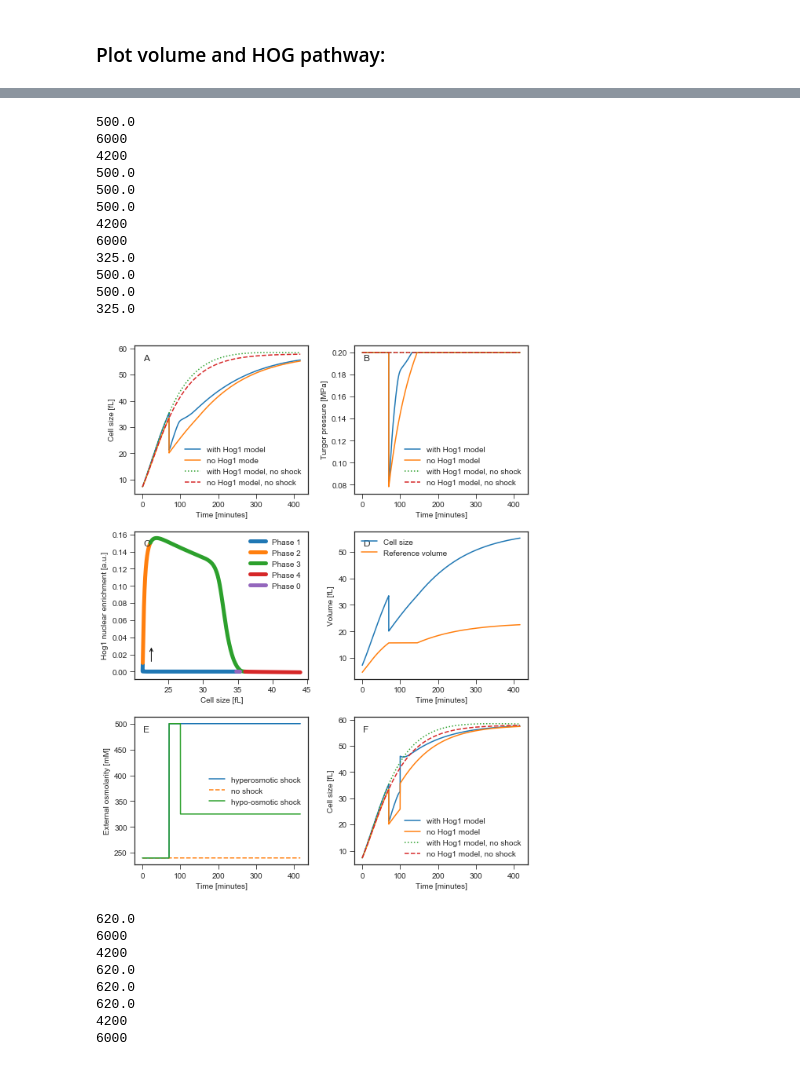
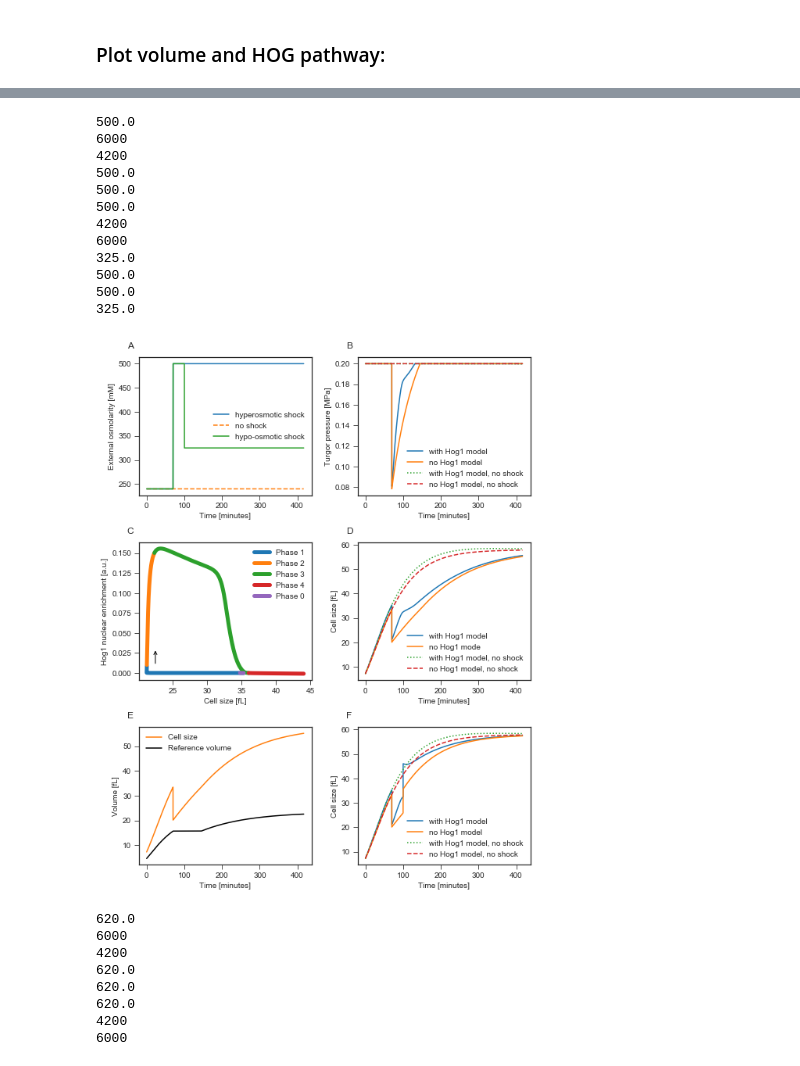
Before and after one commit to tbphu/volume_model, a Jupyter notebook: simulate_and_plot_hog_figures.ipynb, the cells around one changed output, grey strips where cells are left out. Drawn from its saved outputs; the diff is of its cells as text; code cells hidden in the pictures.

Commit message:
rearranged figure for publication

```diff
--- a/simulate_and_plot_hog_figures.ipynb
+++ b/simulate_and_plot_hog_figures.ipynb
@@ -296,14 +297,14 @@ def apply_param_dict_to_model(model,param_dict):
             model[param] = param_dict[param]
     return model
 
-from mpl_toolkits.axes_grid.anchored_artists import AnchoredText
+#from mpl_toolkits.axes_grid.anchored_artists import AnchoredText
 
-def figure_numbering(text):
-    artist = AnchoredText(text,
-                      prop=dict(size=12), frameon=False,
-                      loc=2, #  2: upper left
-                      )
-    return artist
+#def figure_numbering(text):
+#    artist = AnchoredText(text,
+#                      prop=dict(size=12), frameon=False,
+#                      loc=2, #  2: upper left
+#                      )
+#    return artist
 
 gs = gridspec.GridSpec(3, 2)
 
@@ -321,7 +322,7 @@ end_time = 25000
 no_shock = volume_model['shock_set_c_e']
 no_hyposhock = volume_model['hyposhock_set_c_e']
 shock_event_time = 70*60 #volume_model['shock_event_time']
-hyposhock_event_time = 100*60 #volume_model['hyposhock_event_time']
+hyposhock_event_time = (70+30)*60 #volume_model['hyposhock_event_time']
 
 shock_add = 260 # raise external osmolarity by +260mM to 500mM overall.
 shock = no_shock + shock_add
@@ -384,7 +385,7 @@ volume_sim_no_shock=volume_model.simulate(1, end_time, end_time, selections = vo
 plt.figure(figsize=(8,10))
 
 #plt.subplot(gs[0,0])
-#plt.gca().add_artist(figure_numbering('A'))
+#plt.gca().add_artist(FT.figure_numbering('A'))
 #plt.plot(volume_and_hog_sim['time']/60,volume_and_hog_sim['[vol_c_i]'] + volume_and_hog_sim['[hog_Glyc_in]'],label = 'with Hog1 model')
 #plt.plot(volume_sim['time']/60,volume_sim['[c_i]'],label = 'no Hog1 model')
 #plt.plot(volume_and_hog_sim_no_shock['time']/60,volume_and_hog_sim_no_shock['[vol_c_i]'] + volume_and_hog_sim_no_shock['[hog_Glyc_in]'],':',label = 'with Hog1 model, no shock')
@@ -393,8 +394,8 @@ plt.figure(figsize=(8,10))
 #plt.xlabel('Time [minutes]')
 #plt.legend()
 
-plt.subplot(gs[0,0])
-plt.gca().add_artist(figure_numbering('A'))
+plt.subplot(gs[1,1])
+plt.gca().add_artist(FT.figure_numbering('D'))
 plt.plot(volume_and_hog_sim['time']/60,volume_and_hog_sim['vol_V_tot_fl'],label = 'with Hog1 model')
 plt.plot(volume_sim['time']/60,volume_sim['V_tot_fl'],label = 'no Hog1 mode')
 plt.plot(volume_and_hog_sim_no_shock['time']/60,volume_and_hog_sim_no_shock['vol_V_tot_fl'],':',label = 'with Hog1 model, no shock')
@@ -405,7 +406,7 @@ plt.legend()
 
 #plt.subplot(3,3,3)
 plt.subplot(gs[0,1])
-plt.gca().add_artist(figure_numbering('B'))
+plt.gca().add_artist(FT.figure_numbering('B'))
 plt.plot(volume_and_hog_sim['time']/60,volume_and_hog_sim['vol_pi_t']/1e6,label = 'with Hog1 model')
 plt.plot(volume_sim['time']/60,volume_sim['pi_t']/1e6,label = 'no Hog1 model')
 plt.plot(volume_and_hog_sim_no_shock['time']/60,volume_and_hog_sim_no_shock['vol_pi_t']/1e6,':',label = 'with Hog1 model, no shock')
@@ -419,7 +420,7 @@ plt.legend()
 shock_event_time = int(volume_model['shock_event_time'])
 #plt.subplot(3,1,2)
 plt.subplot(gs[1,0])
-plt.gca().add_artist(figure_numbering('C'))
+plt.gca().add_artist(FT.figure_numbering('C'))
 total_Hog1 = (volume_and_hog_sim['hog_Hog1PPn'] + volume_and_hog_sim['hog_Hog1PPc'] + volume_and_hog_sim['hog_Hog1n'] + volume_and_hog_sim['hog_Hog1c'])
 Rt = (volume_and_hog_sim['[hog_Hog1PPn]']+volume_and_hog_sim['[hog_Hog1n]']) * 1e-15 * volume_and_hog_sim['vol_V_tot_fl']/total_Hog1
 enrichment = Rt
@@ -441,18 +442,19 @@ plt.ylabel('Hog1 nuclear enrichment [a.u.]')
 plt.xlabel('Cell size [fL]')
 plt.legend()
 
-plt.subplot(gs[2,0])
-plt.gca().add_artist(figure_numbering('E'))
+plt.subplot(gs[0,0])
+plt.gca().add_artist(FT.figure_numbering('A'))
 plt.plot(volume_sim['time']/60,volume_sim['[c_e]'],label = 'hyperosmotic shock')
 plt.plot(volume_sim_no_shock['time']/60,volume_sim_no_shock['[c_e]'],'--',label = 'no shock' )
 plt.ylabel('External osmolarity [mM]')
 plt.xlabel('Time [minutes]')
 plt.legend()
 
-plt.subplot(gs[1,1])
-plt.gca().add_artist(figure_numbering('D'))
-plt.plot(volume_sim['time']/60,volume_sim['V_tot_fl'],label = 'Cell size')
-plt.plot(volume_sim['time']/60,volume_sim['V_ref'],label = 'Reference volume')
+plt.subplot(gs[2,0])
+plt.gca().add_artist(FT.figure_numbering('E'))
+current_palette = sns.color_palette()
+plt.plot(volume_sim['time']/60,volume_sim['V_tot_fl'],label = 'Cell size',color = current_palette[1])
+plt.plot(volume_sim['time']/60,volume_sim['V_ref'],label = 'Reference volume', color = 'black')
 plt.ylabel('Volume [fL]')
 plt.xlabel('Time [minutes]')
 plt.legend()
@@ -507,7 +509,7 @@ volume_sim=volume_model.simulate(1, end_time, end_time, selections = volume_mode
 
 #plt.subplot(3,3,8)
 plt.subplot(gs[2,1])
-plt.gca().add_artist(figure_numbering('F'))
+plt.gca().add_artist(FT.figure_numbering('F'))
 plt.plot(volume_and_hog_sim['time']/60,volume_and_hog_sim['vol_V_tot_fl'],label = 'with Hog1 model')
 plt.plot(volume_sim['time']/60,volume_sim['V_tot_fl'],label = 'no Hog1 model')
 plt.plot(volume_and_hog_sim_no_shock['time']/60,volume_and_hog_sim_no_shock['vol_V_tot_fl'],':',label = 'with Hog1 model, no shock')
@@ -519,37 +521,37 @@ plt.legend()
 
 #plt.subplot(gs[2,2])
 #plt.gca().add_artist(figure_numbering('H'))
 #plt.plot(volume_and_hog_sim['time']/60,volume_and_hog_sim['vol_pi_t']/1e6,label = 'with Hog1 model')
 #plt.plot(volume_sim['time']/60,volume_sim['pi_t']/1e6,label = 'no Hog1 model')
 #plt.plot(volume_and_hog_sim_no_shock['time']/60,volume_and_hog_sim_no_shock['vol_pi_t']/1e6,':',label = 'with Hog1 model, no shock')
 #plt.plot(volume_sim_no_shock['time']/60,volume_sim_no_shock['pi_t']/1e6,'--',label = 'no Hog1 model, no shock')
 #plt.ylabel('Turgor pressure [MPa]')
 #plt.xlabel('Time [minutes]')
 #plt.legend()
 
-plt.subplot(gs[2,0])
+plt.subplot(gs[0,0])
 #plt.gca().add_artist(figure_numbering('A'))
 plt.plot(volume_sim['time']/60,volume_sim['[c_e]'],label = 'hypo-osmotic shock')
 plt.ylabel('External osmolarity [mM]')
 plt.legend()
 
 plt.tight_layout()
-plt.savefig('figures/volume_and_hog_shocks.png',dpi=300)
-plt.savefig('figures/volume_and_hog_shocks.eps')
+#plt.savefig('figures/volume_and_hog_shocks.png',dpi=300)
+#plt.savefig('figures/volume_and_hog_shocks.eps')
 # %% [output]
 500.0
 6000
 4200
 500.0
 500.0
 500.0
 4200
 6000
 325.0
 500.0
 500.0
 325.0
-[figure, old version]
+[figure, new version]
 # %%
 volume_and_hog_model = te.loadAntimonyModel("volume_and_hog.txt")
 volume_model = te.loadAntimonyModel("volume_reference_radius.txt")
```
Also changed, not shown: parts of 2 cells of this notebook, 2 other files.
